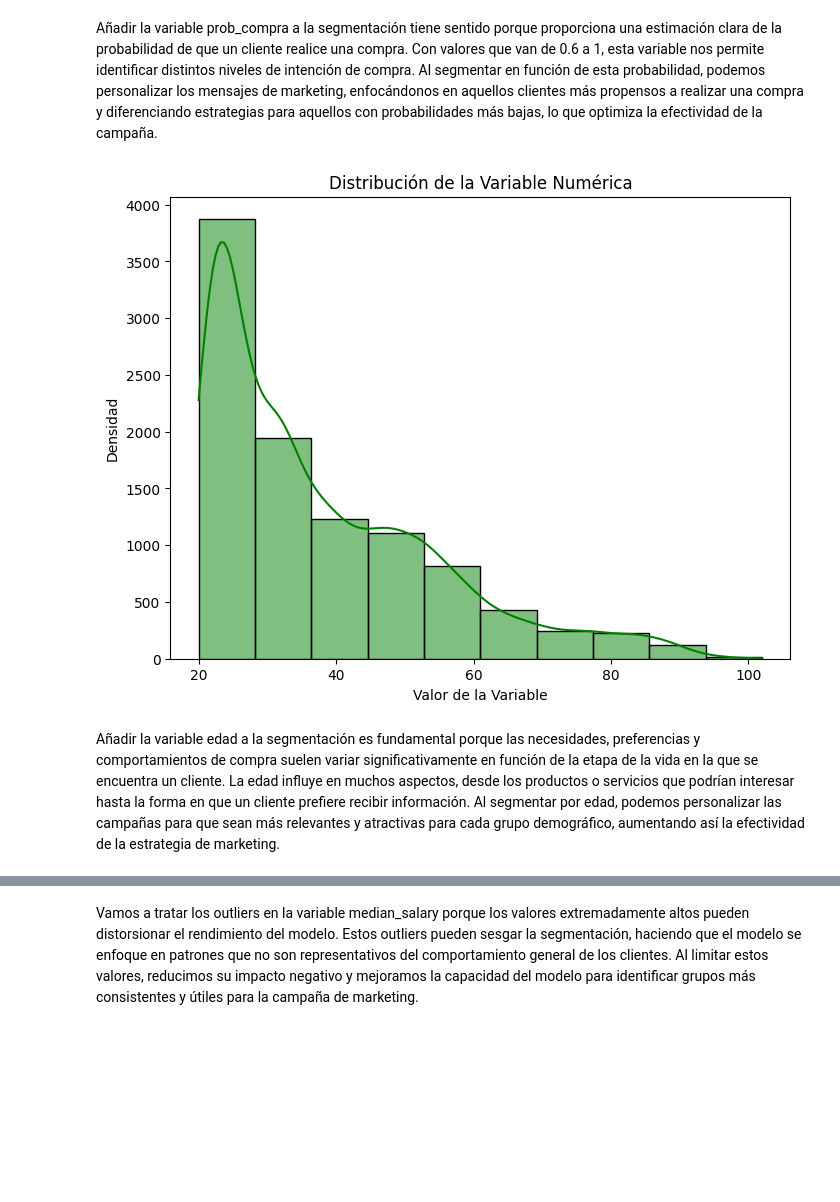
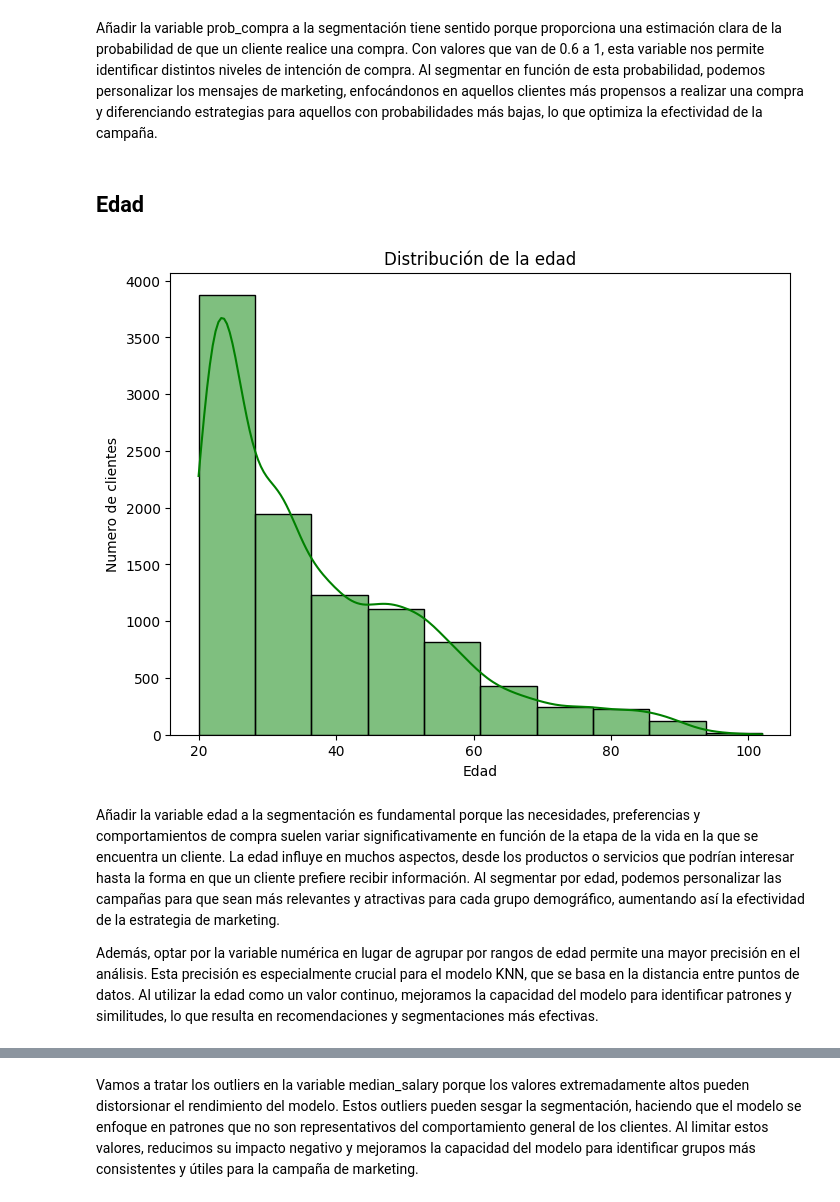
Before and after one commit to jascicz/easy_money_Project, a Jupyter notebook: Tarea_4_Personalizacion/Personalizacion.ipynb, the cells around one changed output, grey strips where cells are left out. Saved outputs shown, nothing was run; the diff lists cells and outputs as text; code cells hidden in the pictures; blank space fills up the shorter version.

```diff
--- a/Tarea_4_Personalizacion/Personalizacion.ipynb
+++ b/Tarea_4_Personalizacion/Personalizacion.ipynb
@@ -263,16 +294,20 @@ plt.show()
 [figure]
 # %% [markdown]
 Añadir la variable prob_compra a la segmentación tiene sentido porque proporciona una estimación clara de la probabilidad de que un cliente realice una compra. Con valores que van de 0.6 a 1, esta variable nos permite identificar distintos niveles de intención de compra. Al segmentar en función de esta probabilidad, podemos personalizar los mensajes de marketing, enfocándonos en aquellos clientes más propensos a realizar una compra y diferenciando estrategias para aquellos con probabilidades más bajas, lo que optimiza la efectividad de la campaña.
+# %% [markdown]
+## Edad
 # %%
-# Supongamos que 'variable_numerica' es el nombre de tu columna numérica que va de 0 a 1
+# Grafico edad
 plt.figure(figsize=(8, 6))
 sns.histplot(data=df_joined, x='age', bins=10, kde=True, color='green', stat='count', palette='Spectral')
-plt.title('Distribución de la Variable Numérica')
-plt.xlabel('Valor de la Variable')
-plt.ylabel('Densidad')
+plt.title('Distribución de la edad')
+plt.xlabel('Edad')
+plt.ylabel('Numero de clientes')
 plt.xticks(rotation=0)
 plt.show()
 # %% [output]
-[figure, old version]
+[figure, new version]
 # %% [markdown]
 Añadir la variable edad a la segmentación es fundamental porque las necesidades, preferencias y comportamientos de compra suelen variar significativamente en función de la etapa de la vida en la que se encuentra un cliente. La edad influye en muchos aspectos, desde los productos o servicios que podrían interesar hasta la forma en que un cliente prefiere recibir información. Al segmentar por edad, podemos personalizar las campañas para que sean más relevantes y atractivas para cada grupo demográfico, aumentando así la efectividad de la estrategia de marketing.
+
+Además, optar por la variable numérica en lugar de agrupar por rangos de edad permite una mayor precisión en el análisis. Esta precisión es especialmente crucial para el modelo KNN, que se basa en la distancia entre puntos de datos. Al utilizar la edad como un valor continuo, mejoramos la capacidad del modelo para identificar patrones y similitudes, lo que resulta en recomendaciones y segmentaciones más efectivas.
```
Also changed, not shown: parts of 59 cells of this notebook.
